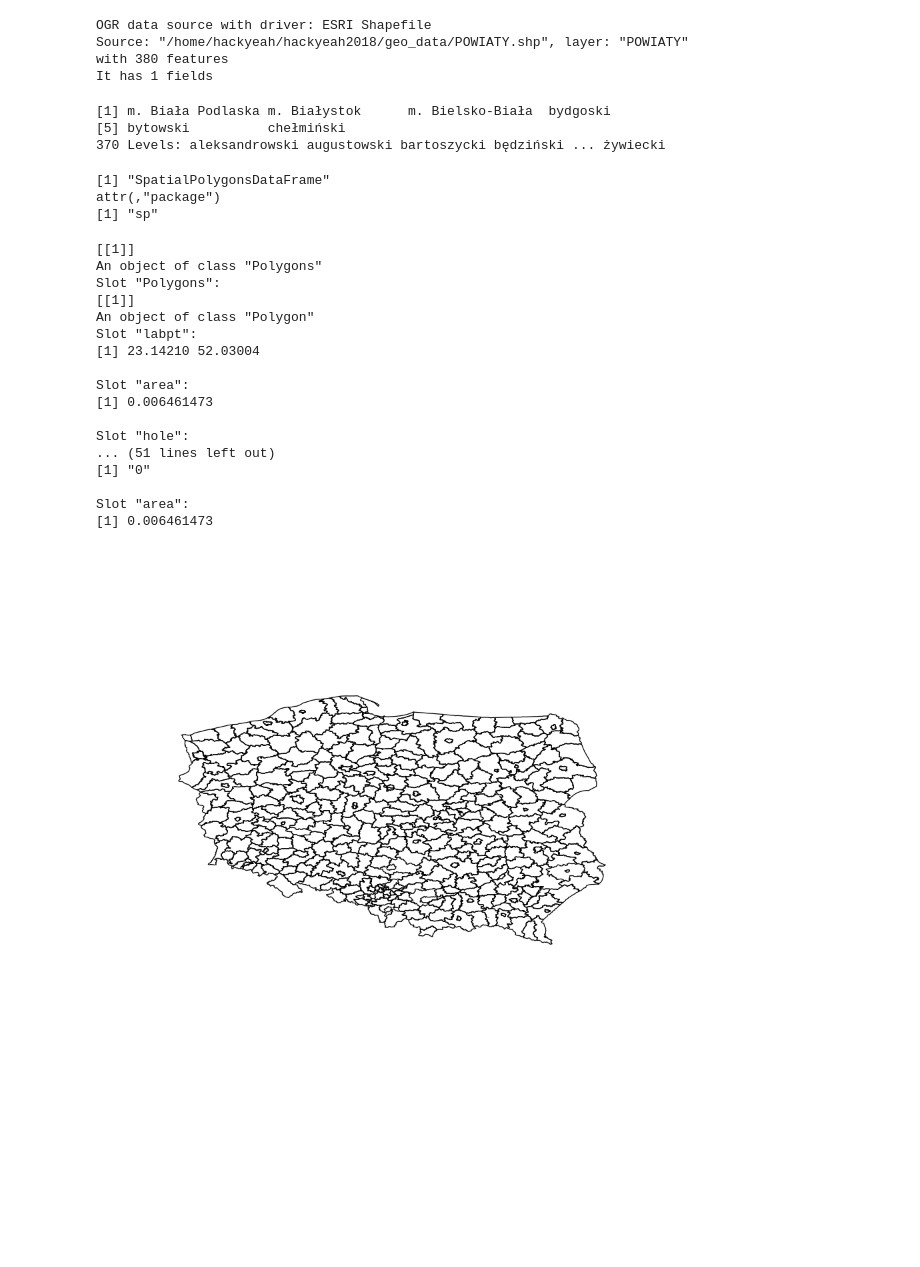
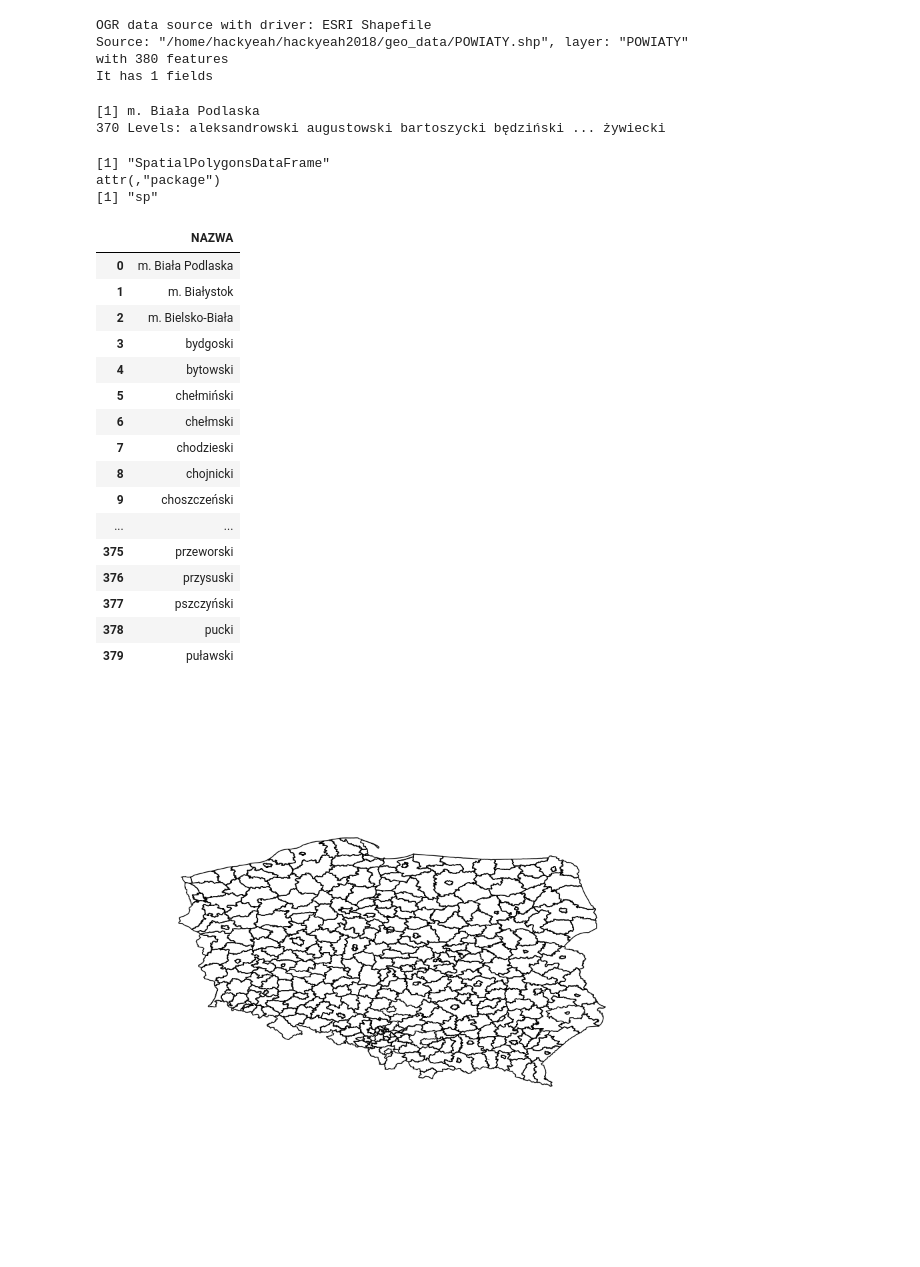
Before and after one commit to macieksk/hackyeah2018, a Jupyter notebook: R_process_geo_data.ipynb, the cells around one changed output. Cells and saved outputs as stored; diff of their text form; code cells hidden in the pictures; blank space fills up the shorter version.

```diff
--- a/R_process_geo_data.ipynb
+++ b/R_process_geo_data.ipynb
@@ -212,12 +212,12 @@ OGR data source with driver: ESRI Shapefile
 Source: "/home/hackyeah/hackyeah2018/geo_data/POWIATY.shp", layer: "POWIATY"
 with 380 features
 It has 1 fields
-# %%
-head(powiatyOGR$NAZWA)
-# %% [output]
-[1] m. Biała Podlaska m. Białystok      m. Bielsko-Biała  bydgoski
-[5] bytowski          chełmiński
-370 Levels: aleksandrowski augustowski bartoszycki będziński ... żywiecki
+# %%
+#seq_along(powiatyOGR$NAZWA)
+powiatyOGR$NAZWA[1]
+# %% [output]
+[1] m. Biała Podlaska
+370 Levels: aleksandrowski augustowski bartoszycki będziński ... żywiecki
 # %%
 library(leaflet)
 ?CRS
@@ -226,28 +228,28 @@ library(leaflet)
 # %%
 class(powiatyOGR)
-#powiatyOGR@data
-powiatyOGR@polygons[1]
+powiatyOGR@data
+#powiatyOGR@polygons[1]
 # %% [output]
 [1] "SpatialPolygonsDataFrame"
 attr(,"package")
 [1] "sp"
-[[1]]
-An object of class "Polygons"
-Slot "Polygons":
-[[1]]
-An object of class "Polygon"
-Slot "labpt":
-[1] 23.14210 52.03004
-
-Slot "area":
-[1] 0.006461473
-
-Slot "hole":
-... (51 lines left out)
-[1] "0"
-
-Slot "area":
-[1] 0.006461473
+|  | NAZWA |
+| 0 | m. Biała Podlaska |
+| 1 | m. Białystok |
+| 2 | m. Bielsko-Biała |
+| 3 | bydgoski |
+| 4 | bytowski |
+| 5 | chełmiński |
+| 6 | chełmski |
+| 7 | chodzieski |
+| 8 | chojnicki |
+| 9 | choszczeński |
+| ... | ... |
+| 375 | przeworski |
+| 376 | przysuski |
+| 377 | pszczyński |
+| 378 | pucki |
+| 379 | puławski |
 # %%
 ?"SpatialPolygonsDataFrame-class"
 # %%
```
Also changed, not shown: parts of 3 cells of this notebook, 2 other files.
